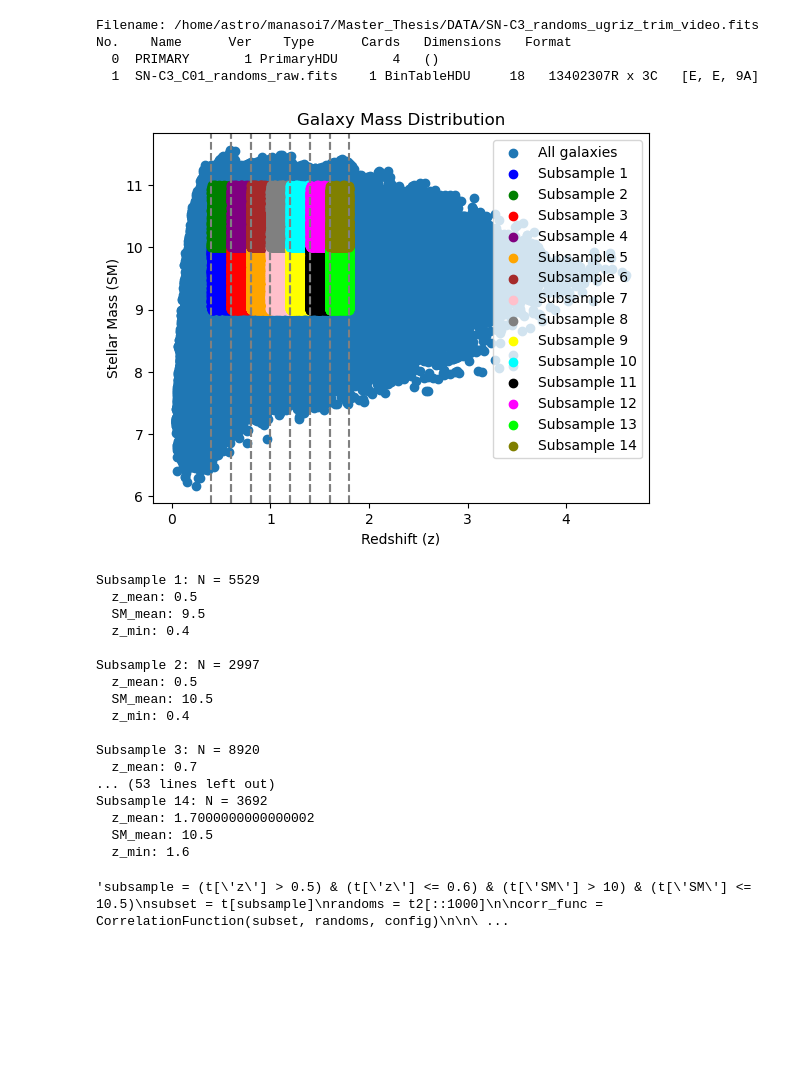
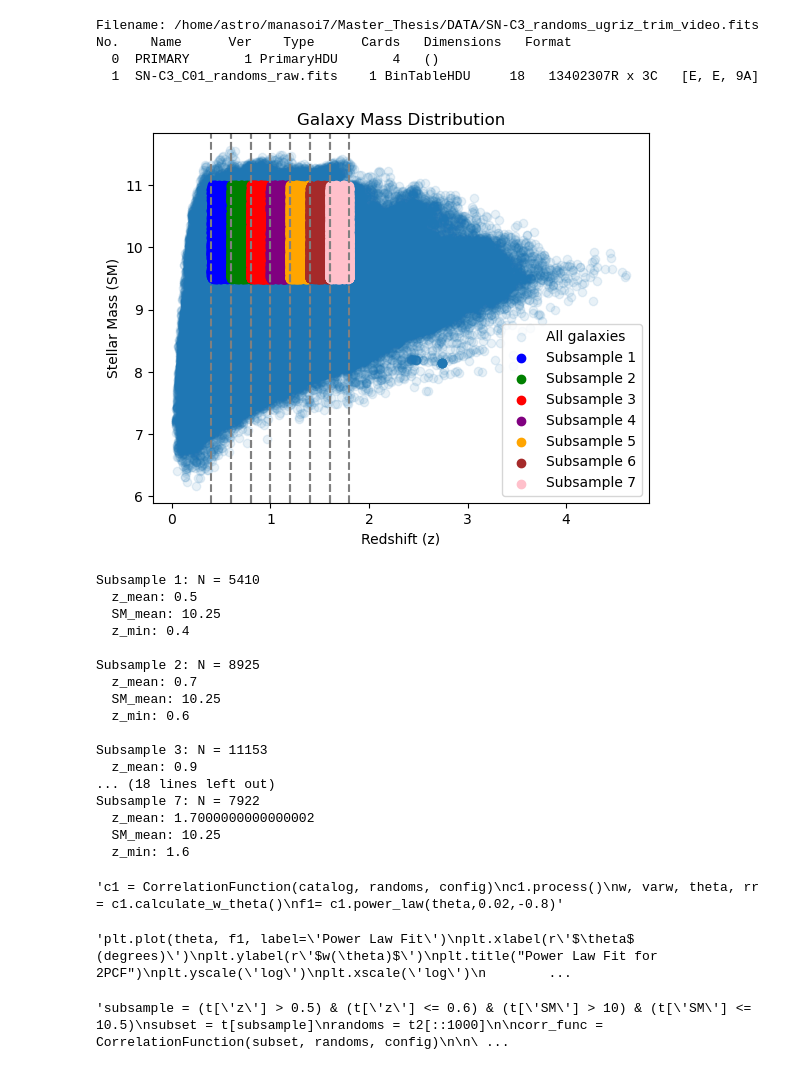
Before and after one commit to OtiliaIrina/Master_Thesis, a Jupyter notebook: class.ipynb, the cells around one changed output. Drawn from its saved outputs; the diff is of its cells as text; code cells hidden in the pictures; blank space fills up the shorter version.

```diff
--- a/class.ipynb
+++ b/class.ipynb
@@ -133,9 +134,9 @@ class Subsample:
 # Define z and SM ranges
 z_values = np.array([ 0.4,0.6,0.8, 1.0, 1.2, 1.4,1.6,1.8])
 
-#SM_range = np.linspace(9.5, 11, num=2) # High SM
+SM_range = np.linspace(9.5, 11, num=2) # High SM
 #SM_range = np.linspace(8, 9.5, num=2) #Low SM
-SM_range = np.linspace(9, 11, num=3)
+#SM_range = np.linspace(9, 11, num=3)
 
 # Create subsamples
 subsamples = []
@@ -159,15 +160,15 @@ for i in range(len(z_values) - 1):
         subsample.info['z_min'] = z_min
         subsample.info['SM_mean'] = SM_mean  # Add SM_mean to the info dictionary
         subsample.info['delta_z'] = (z_max - z_min)  # Assuming delta_z is the redshift bin width
-        subsample.info['delta'] = -0.8 # Replace with your calculation or data access for delta
-        subsample.info['A'] = 0.01
+        #subsample.info['delta'] = -0.8 # Replace with your calculation or data access for delta
+        subsample.info['A'] = A
 
         subsamples.append(subsample)
 
 
 
 
-plt.scatter(t['z'], t['SM'], label='All galaxies')
+plt.scatter(t['z'], t['SM'], label='All galaxies',alpha=0.1)
 
 # Scatter plot with subsample colors
 colors = ['blue', 'green', 'red', 'purple', 'orange', 'brown', 'pink', 'gray', 'yellow', 'cyan', 'black', 'magenta', 'lime', 'olive', 'teal']
@@ -183,50 +184,50 @@ for i in range(len(z_values) - 1):
     z_min = z_values[i]
     z_max = z_values[i + 1]
     plt.axvline(z_min, linestyle='--', color='gray')
     plt.axvline(z_max, linestyle='--', color='gray')
 
 plt.xlabel('Redshift (z)')
 plt.ylabel('Stellar Mass (SM)')
 plt.title('Galaxy Mass Distribution')
 plt.legend()
 plt.show()
 
 # Create SkyCoord catalogs for subsamples
 catalogs = []
 
 for subsample in subsamples:
     subset = subsample.apply(t)
     catalog = t[subset]
     #catalog = SkyCoord(ra=ra_subset * u.deg, dec=dec_subset * u.deg)
 
     catalogs.append(catalog)
 
 # Print number of galaxies in each subsample
 for i, subsample in enumerate(subsamples):
     N = len(catalogs[i])
     print(f"Subsample {i+1}: N = {N}")
     print(f"  z_mean: {subsample.info['z_mean']}")
     print(f"  SM_mean: {subsample.info['SM_mean']}")
     print(f"  z_min: {subsample.info['z_min']}")
     print()
 # %% [output]
-[figure, old version]
+[figure, new version]
-Subsample 1: N = 5529
+Subsample 1: N = 5410
   z_mean: 0.5
-  SM_mean: 9.5
+  SM_mean: 10.25
   z_min: 0.4
 
-Subsample 2: N = 2997
-  z_mean: 0.5
-  SM_mean: 10.5
-  z_min: 0.4
+Subsample 2: N = 8925
+  z_mean: 0.7
+  SM_mean: 10.25
+  z_min: 0.6
 
-Subsample 3: N = 8920
-  z_mean: 0.7
-... (53 lines left out)
-Subsample 14: N = 3692
+Subsample 3: N = 11153
+  z_mean: 0.9
+... (18 lines left out)
+Subsample 7: N = 7922
   z_mean: 1.7000000000000002
-  SM_mean: 10.5
+  SM_mean: 10.25
   z_min: 1.6
 # %%
 
@@ -270,3 +272,21 @@ class CorrelationFunction:
+# %%
+"""c1 = CorrelationFunction(catalog, randoms, config)
+c1.process()
+w, varw, theta, rr = c1.calculate_w_theta()
+f1= c1.power_law(theta,0.02,-0.8)"""
+# %% [output]
+'c1 = CorrelationFunction(catalog, randoms, config)\nc1.process()\nw, varw, theta, rr = c1.calculate_w_theta()\nf1= c1.power_law(theta,0.02,-0.8)'
+# %%
+"""plt.plot(theta, f1, label='Power Law Fit')
+plt.xlabel(r'$\theta$ (degrees)')
+plt.ylabel(r'$w(\theta)$')
+plt.title("Power Law Fit for 2PCF")
+plt.yscale('log')
+plt.xscale('log')
+
+plt.show()"""
+# %% [output]
+'plt.plot(theta, f1, label=\'Power Law Fit\')\nplt.xlabel(r\'$\theta$ (degrees)\')\nplt.ylabel(r\'$w(\theta)$\')\nplt.title("Power Law Fit for 2PCF")\nplt.yscale(\'log\')\nplt.xscale(\'log\')\n        ...
 # %%
 """subsample = (t['z'] > 0.5) & (t['z'] <= 0.6) & (t['SM'] > 10) & (t['SM'] <= 10.5)
 subset = t[subsample]
```
Also changed, not shown: parts of 29 cells of this notebook, 6 other files.
